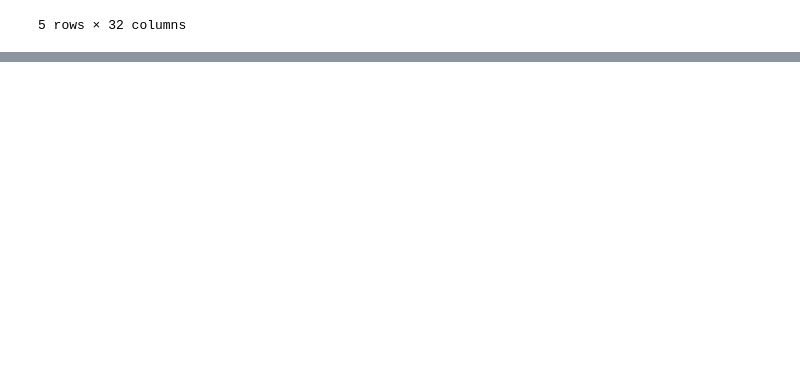
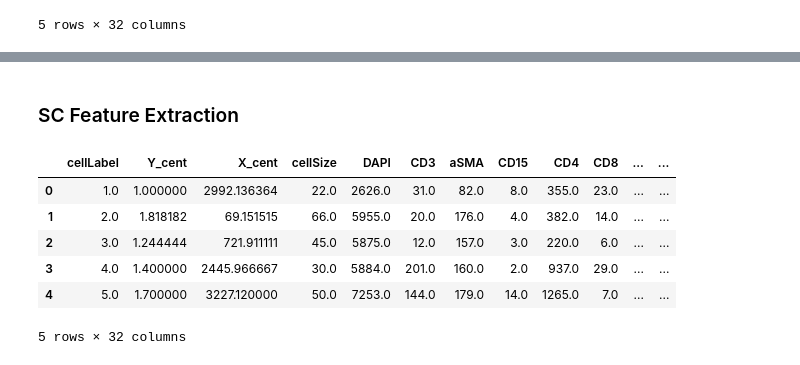
Before and after one commit to fengsh27/Benchmarking_tissue_preparation, a Jupyter notebook: test-demo.ipynb, the cells around one changed output, grey strips where cells are left out. Cells and saved outputs as stored; diff of their text form; code cells hidden in the pictures; blank space fills up the shorter version.

```diff
--- a/test-demo.ipynb
+++ b/test-demo.ipynb
@@ -288,0 +370,18 @@ dataScale_full2.to_csv(os.path.join(out_dir, 'dataScaleSize_slide2.csv'), index
+# %% [markdown]
+### SC Feature Extraction
+# %%
+data_full3, dataScale_full3 = extract_sc_features(
+    img=img3,
+    mesmer_result_fn=MESMER_output_dir+"/MESMER_mask3.tiff",
+    xmin=x_min3, ymin=y_min3, xmax=x_max3, ymax=y_max3,
+)
+# %%
+data_full3.head()
+# %% [output]
+|  | cellLabel | Y_cent | X_cent | cellSize | DAPI | CD3 | aSMA | CD15 | CD4 | CD8 | ... | ... |
+| 0 | 1.0 | 1.000000 | 2992.136364 | 22.0 | 2626.0 | 31.0 | 82.0 | 8.0 | 355.0 | 23.0 | ... | ... |
+| 1 | 2.0 | 1.818182 | 69.151515 | 66.0 | 5955.0 | 20.0 | 176.0 | 4.0 | 382.0 | 14.0 | ... | ... |
+| 2 | 3.0 | 1.244444 | 721.911111 | 45.0 | 5875.0 | 12.0 | 157.0 | 3.0 | 220.0 | 6.0 | ... | ... |
+| 3 | 4.0 | 1.400000 | 2445.966667 | 30.0 | 5884.0 | 201.0 | 160.0 | 2.0 | 937.0 | 29.0 | ... | ... |
+| 4 | 5.0 | 1.700000 | 3227.120000 | 50.0 | 7253.0 | 144.0 | 179.0 | 14.0 | 1265.0 | 7.0 | ... | ... |
+5 rows × 32 columns
```
Also changed, not shown: parts of 13 cells of this notebook.
